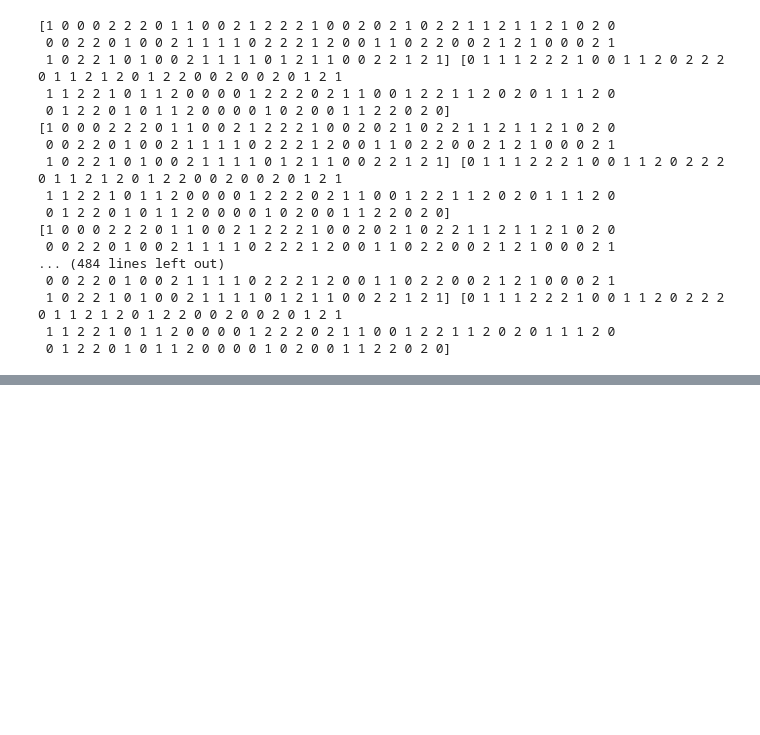
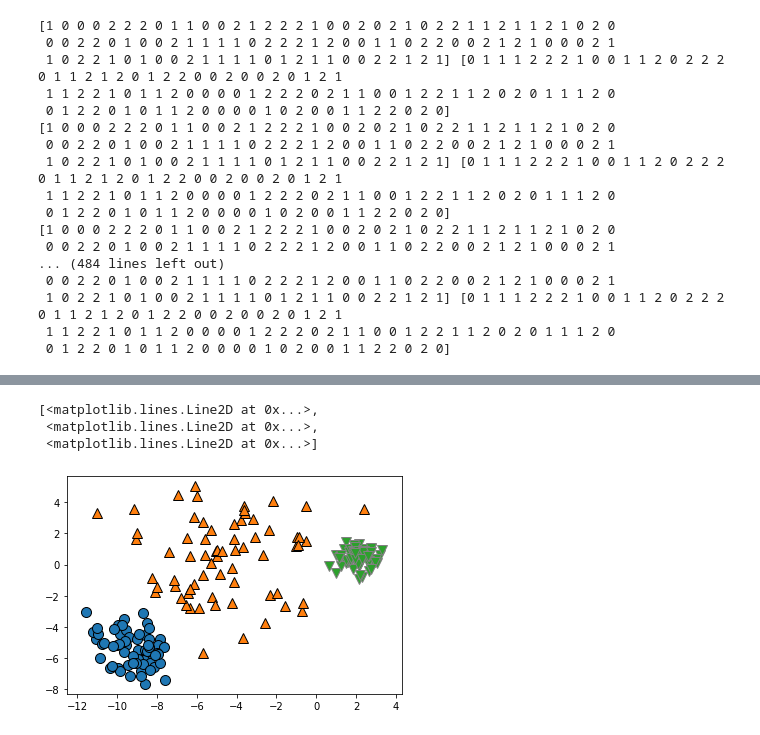
Before and after one commit to c910531/Python, a Jupyter notebook: 2021.06.24 비지도학습.ipynb, the cells around one changed output, grey strips where cells are left out. Drawn from its saved outputs; the diff is of its cells as text; code cells hidden in the pictures; blank space fills up the shorter version.

```diff
--- a/2021.06.24 비지도학습.ipynb
+++ b/2021.06.24 비지도학습.ipynb
@@ -35,0 +46,7 @@ for i in range(len(y)):
+# %%
+mglearn.discrete_scatter(X[:,0], X[:,1], y)
+# %% [output]
+[<matplotlib.lines.Line2D at 0x...>,
+ <matplotlib.lines.Line2D at 0x...>,
+ <matplotlib.lines.Line2D at 0x...>]
+[figure, added]
```
Also changed, not shown: parts of 10 cells of this notebook.
